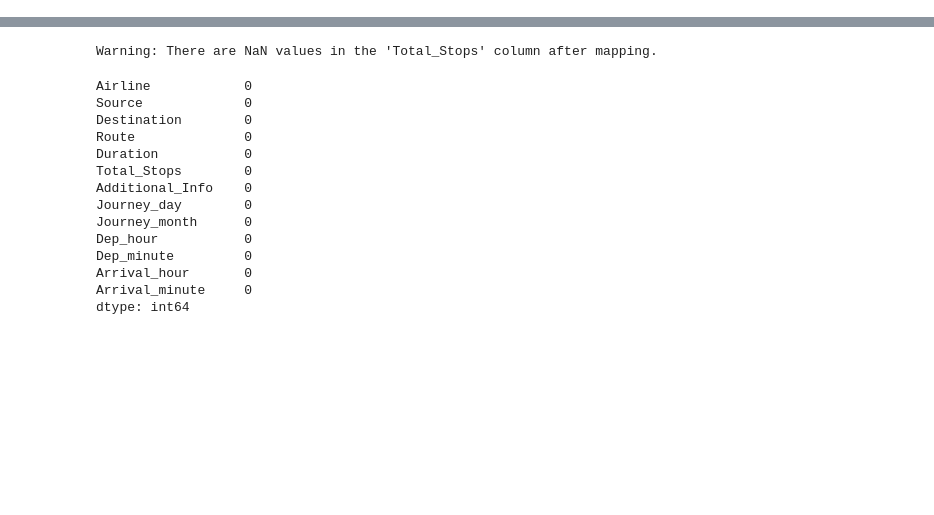
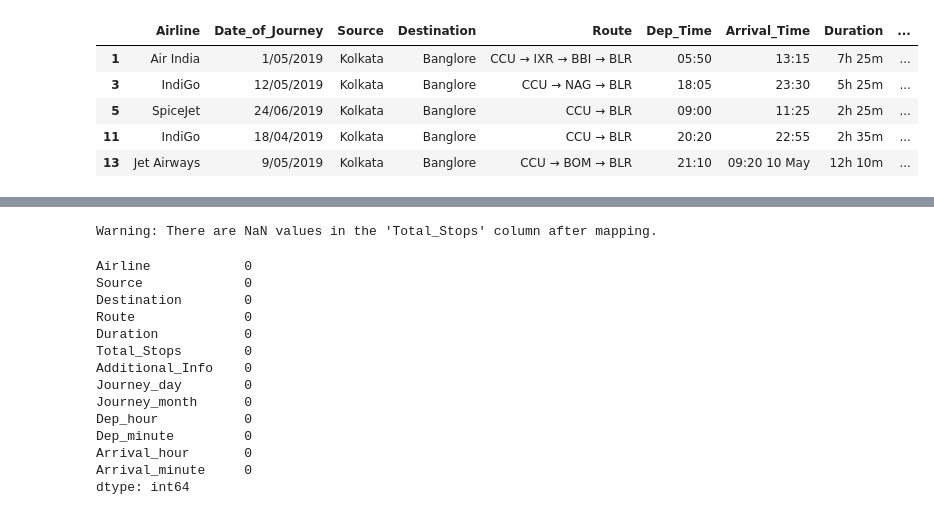
Before and after one commit to alexturnbull/DataSci, a Jupyter notebook: ML/TicketPrice/live_model/prediction_test.ipynb, the cells around one changed output, grey strips where cells are left out. Drawn from its saved outputs; the diff is of its cells as text; code cells hidden in the pictures; blank space fills up the shorter version.

```diff
--- a/ML/TicketPrice/live_model/prediction_test.ipynb
+++ b/ML/TicketPrice/live_model/prediction_test.ipynb
@@ -14,0 +23,12 @@ Path to dataset files: C:\Users\Alex\.cache\kagglehub\datasets\ibrahimelsayed182
+# %%
+#select the flights form Kolkata to Banglore
+data = raw[raw['Source'] == 'Kolkata']
+data = data[data['Destination'] == 'Banglore']
+data.head()
+# %% [output]
+|  | Airline | Date_of_Journey | Source | Destination | Route | Dep_Time | Arrival_Time | Duration | ... |
+| 1 | Air India | 1/05/2019 | Kolkata | Banglore | CCU → IXR → BBI → BLR | 05:50 | 13:15 | 7h 25m | ... |
+| 3 | IndiGo | 12/05/2019 | Kolkata | Banglore | CCU → NAG → BLR | 18:05 | 23:30 | 5h 25m | ... |
+| 5 | SpiceJet | 24/06/2019 | Kolkata | Banglore | CCU → BLR | 09:00 | 11:25 | 2h 25m | ... |
+| 11 | IndiGo | 18/04/2019 | Kolkata | Banglore | CCU → BLR | 20:20 | 22:55 | 2h 35m | ... |
+| 13 | Jet Airways | 9/05/2019 | Kolkata | Banglore | CCU → BOM → BLR | 21:10 | 09:20 10 May | 12h 10m | ... |
```
Also changed, not shown: parts of 4 cells of this notebook, 6 other files.
